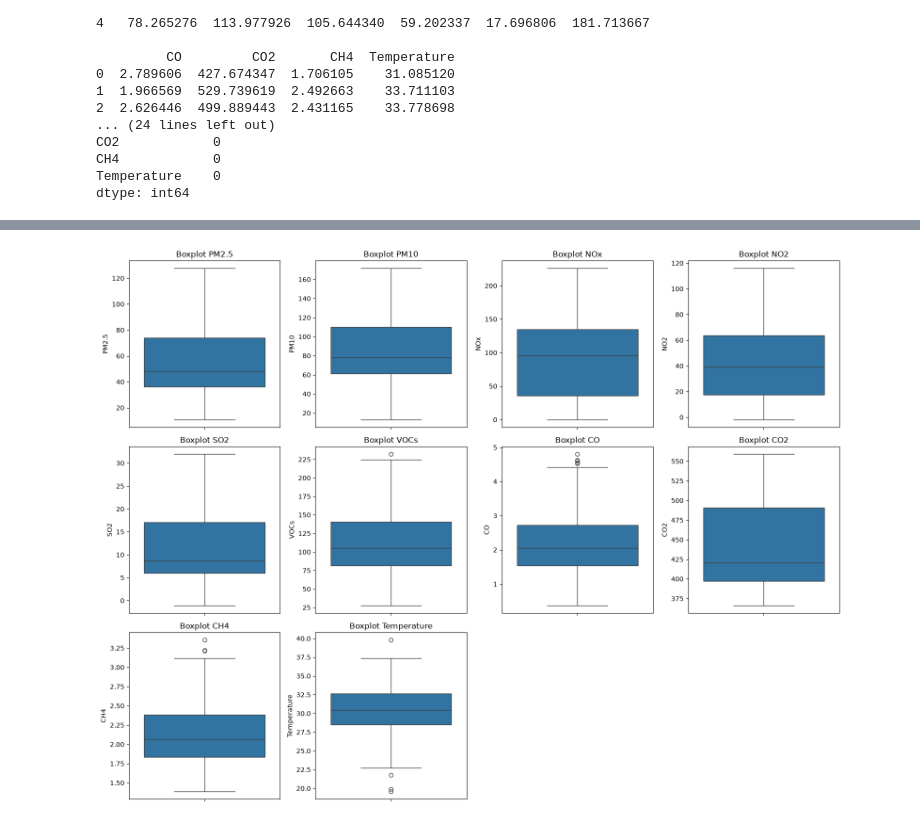
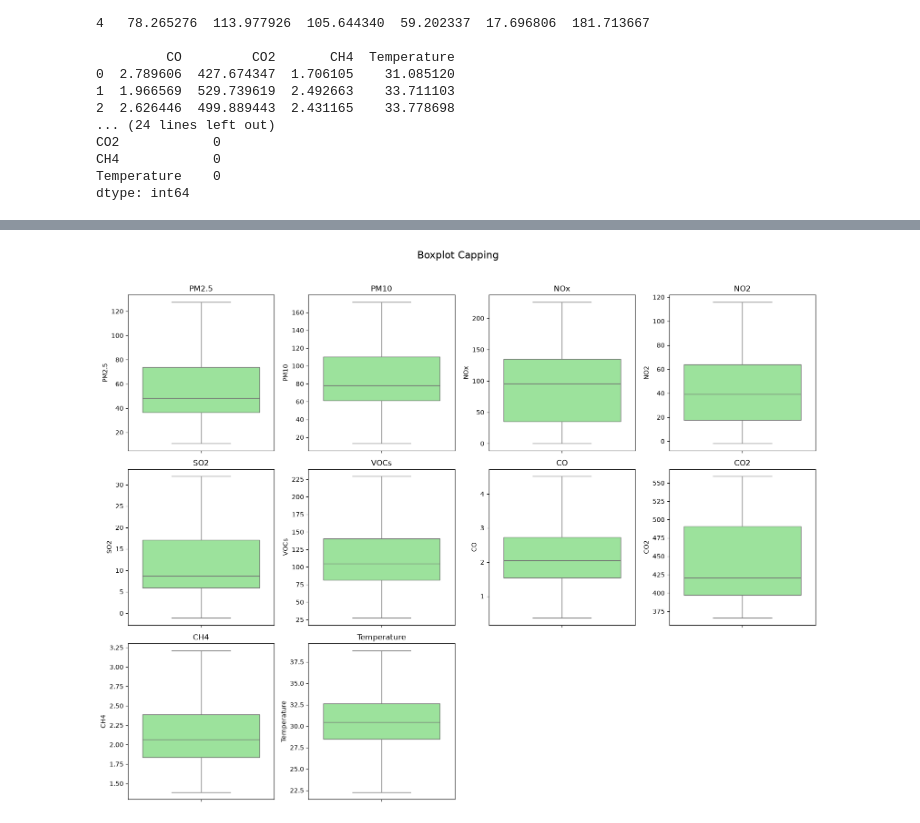
Before and after one commit to Mozzyvocca/Python-Data-Learning, a Jupyter notebook: air_quality.ipynb, the cells around one changed output, grey strips where cells are left out. Cells and saved outputs as stored; diff of their text form; code cells hidden in the pictures.

```diff
--- a/air_quality.ipynb
+++ b/air_quality.ipynb
@@ -43,3 +43,33 @@ CO2            0
 CH4            0
 Temperature    0
 dtype: int64
+# %%
+import pandas as pd
+
+numerical_columns = df.select_dtypes(include='number').columns
+
+outlier_summary = []
+
+for column in numerical_columns:
+    Q1 = df[column].quantile(0.25)
+    Q3 = df[column].quantile(0.75)
+    IQR = Q3 - Q1
+
+    lower_bound = Q1 - 1.5 * IQR
+    upper_bound = Q3 + 1.5 * IQR
+
+    outliers = df[(df[column] < lower_bound) | (df[column] > upper_bound)]
+
+    outlier_summary.append({
+        'kolom': column,
+        'Q1': Q1,
+        'Q3': Q3,
+        'IQR': IQR,
+        'batas_bawah': lower_bound,
+        'batas_atas': upper_bound,
+        'jumlah_outlier': len(outliers),
+        'persen_outlier': round(len(outliers) / len(df) * 100, 2)
+    })
+
+outlier_df = pd.DataFrame(outlier_summary)
+outlier_df
@@ -46,23 +101,16 @@ dtype: int64
 # %%
-## Outlier
+#handle outlier
 import math
 import matplotlib.pyplot as plt
 import seaborn as sns
 
-numerical_columns = df.select_dtypes(include='number').columns
-
-## Outlier
-n_cols = 4  # jumlah plot per baris, silakan diubah
-n_rows = math.ceil(len(numerical_columns) / n_cols)
-
 plt.figure(figsize=(4 * n_cols, 4 * n_rows))
-
 for i, column in enumerate(numerical_columns):
     plt.subplot(n_rows, n_cols, i + 1)
-    sns.boxplot(y=df[column])
-    plt.title(f'Boxplot {column}')
-
+    sns.boxplot(y=df_capped[column], color='lightgreen')
+    plt.title(column)
+plt.suptitle('Boxplot Capping', fontsize=16, y=1.02)
 plt.tight_layout()
 plt.show()
 # %% [output]
-[figure, old version]
+[figure, new version]
```
Also changed, not shown: parts of 8 cells of this notebook, 1 other file.
